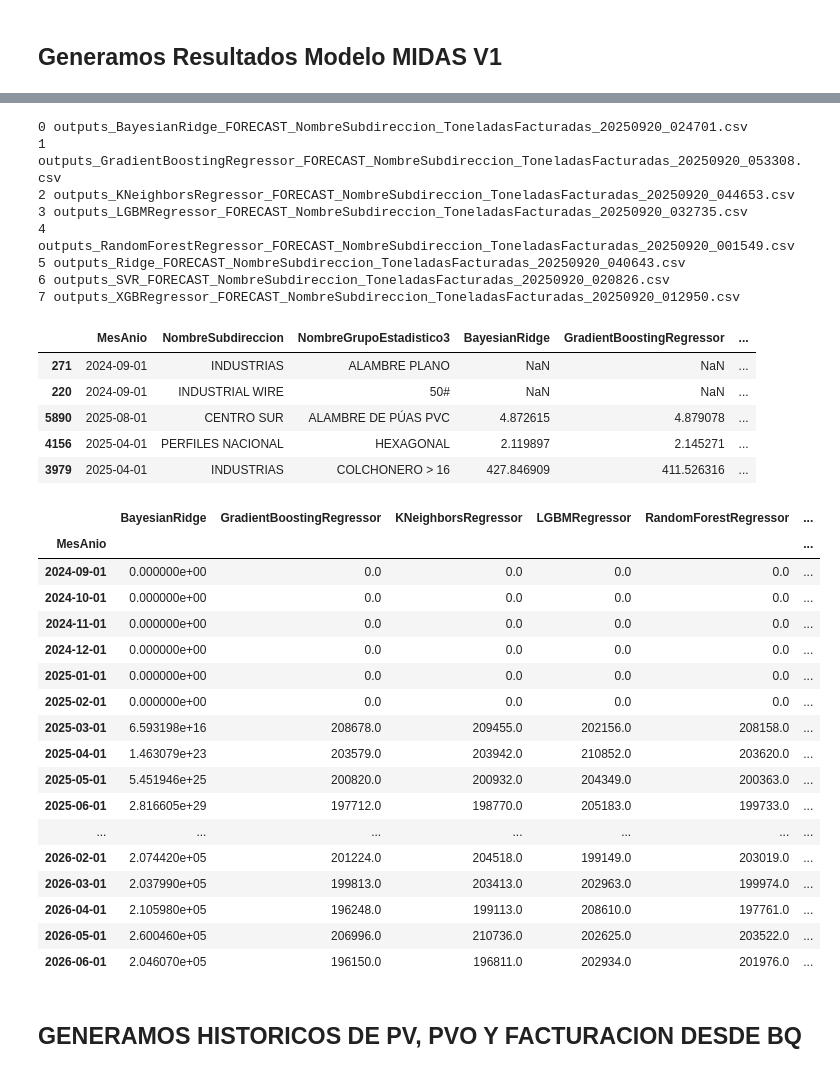
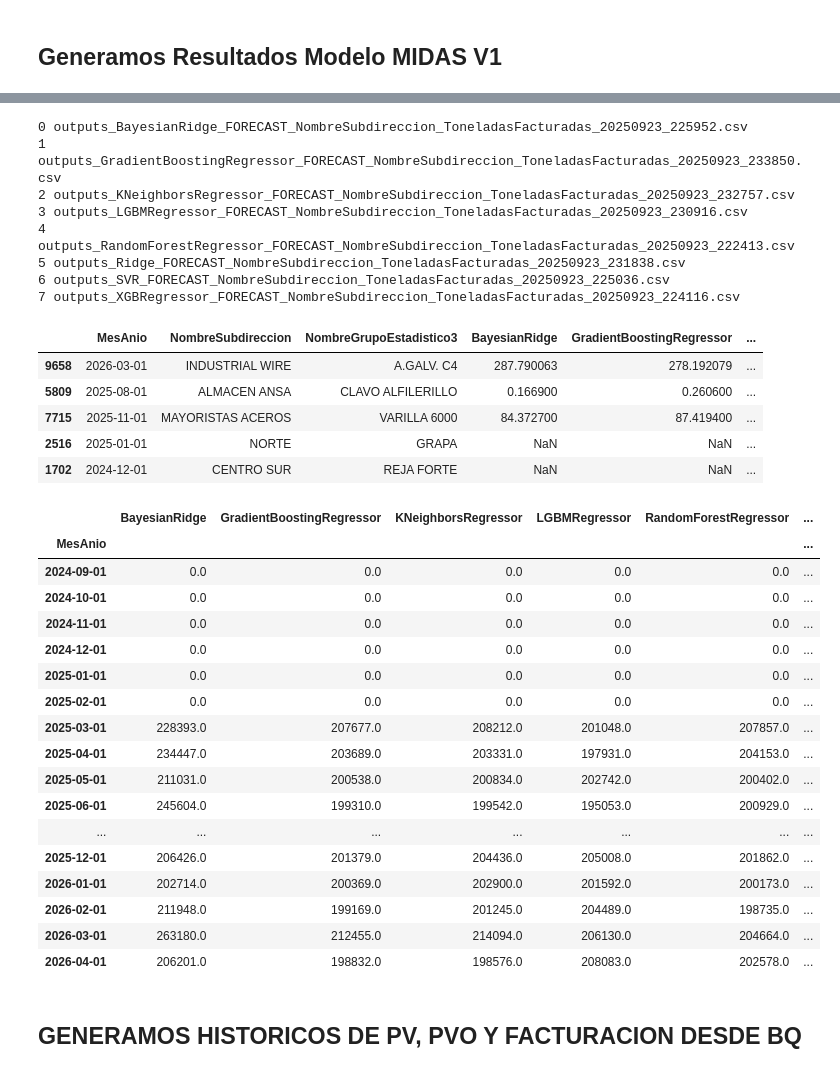
Before and after one commit to adojedar/demanda2, a Jupyter notebook: POP_BQ.ipynb, the cells around one changed output, grey strips where cells are left out. Saved outputs shown, nothing was run; the diff lists cells and outputs as text; code cells hidden in the pictures.

```diff
--- a/POP_BQ.ipynb
+++ b/POP_BQ.ipynb
@@ -66,55 +67,55 @@ ls "../../bd/Facturacion BQ/MIDAS"
 # %%
-LIST_DIR ="../../bd/Facturacion BQ/MIDAS/20250919_5M"
+LIST_DIR ="../../bd/Facturacion BQ/MIDAS/20250924_test" #20250919_5M" <.-cambié de carpeta???? no sé si cambio el proceso.... validar
 
 list_df = []
 for num, path in  enumerate(os.listdir(LIST_DIR)):
     print(num, path)
     df =pd.read_excel(LIST_DIR + "/" + path)
     list_df.append(df)
     del df
 base = pd.concat(list_df)
 del list_df
 
 base_t = transform_MIDAS(base)
 
 base_t['WOC_v1'] = base_t[['BayesianRidge', 'GradientBoostingRegressor', 'KNeighborsRegressor','LGBMRegressor', 'RandomForestRegressor', 'Ridge', 'SVR','XGBRegressor']].fillna(0).mean(axis = 1)
 base_t.sample(5)
 # %% [output]
-0 outputs_BayesianRidge_FORECAST_NombreSubdireccion_ToneladasFacturadas_20250920_024701.csv
-1 outputs_GradientBoostingRegressor_FORECAST_NombreSubdireccion_ToneladasFacturadas_20250920_053308.csv
-2 outputs_KNeighborsRegressor_FORECAST_NombreSubdireccion_ToneladasFacturadas_20250920_044653.csv
-3 outputs_LGBMRegressor_FORECAST_NombreSubdireccion_ToneladasFacturadas_20250920_032735.csv
-4 outputs_RandomForestRegressor_FORECAST_NombreSubdireccion_ToneladasFacturadas_20250920_001549.csv
-5 outputs_Ridge_FORECAST_NombreSubdireccion_ToneladasFacturadas_20250920_040643.csv
-6 outputs_SVR_FORECAST_NombreSubdireccion_ToneladasFacturadas_20250920_020826.csv
-7 outputs_XGBRegressor_FORECAST_NombreSubdireccion_ToneladasFacturadas_20250920_012950.csv
+0 outputs_BayesianRidge_FORECAST_NombreSubdireccion_ToneladasFacturadas_20250923_225952.csv
+1 outputs_GradientBoostingRegressor_FORECAST_NombreSubdireccion_ToneladasFacturadas_20250923_233850.csv
+2 outputs_KNeighborsRegressor_FORECAST_NombreSubdireccion_ToneladasFacturadas_20250923_232757.csv
+3 outputs_LGBMRegressor_FORECAST_NombreSubdireccion_ToneladasFacturadas_20250923_230916.csv
+4 outputs_RandomForestRegressor_FORECAST_NombreSubdireccion_ToneladasFacturadas_20250923_222413.csv
+5 outputs_Ridge_FORECAST_NombreSubdireccion_ToneladasFacturadas_20250923_231838.csv
+6 outputs_SVR_FORECAST_NombreSubdireccion_ToneladasFacturadas_20250923_225036.csv
+7 outputs_XGBRegressor_FORECAST_NombreSubdireccion_ToneladasFacturadas_20250923_224116.csv
 |  | MesAnio | NombreSubdireccion | NombreGrupoEstadistico3 | BayesianRidge | GradientBoostingRegressor | ... |
-| 271 | 2024-09-01 | INDUSTRIAS | ALAMBRE PLANO | NaN | NaN | ... |
-| 220 | 2024-09-01 | INDUSTRIAL WIRE | 50# | NaN | NaN | ... |
-| 5890 | 2025-08-01 | CENTRO SUR | ALAMBRE DE PÚAS PVC | 4.872615 | 4.879078 | ... |
-| 4156 | 2025-04-01 | PERFILES NACIONAL | HEXAGONAL | 2.119897 | 2.145271 | ... |
-| 3979 | 2025-04-01 | INDUSTRIAS | COLCHONERO > 16 | 427.846909 | 411.526316 | ... |
+| 9658 | 2026-03-01 | INDUSTRIAL WIRE | A.GALV. C4 | 287.790063 | 278.192079 | ... |
+| 5809 | 2025-08-01 | ALMACEN ANSA | CLAVO ALFILERILLO | 0.166900 | 0.260600 | ... |
+| 7715 | 2025-11-01 | MAYORISTAS ACEROS | VARILLA 6000 | 84.372700 | 87.419400 | ... |
+| 2516 | 2025-01-01 | NORTE | GRAPA | NaN | NaN | ... |
+| 1702 | 2024-12-01 | CENTRO SUR | REJA FORTE | NaN | NaN | ... |
 # %%
 base_t.groupby("MesAnio").sum(numeric_only = True).round(0)
 # %% [output]
 |  | BayesianRidge | GradientBoostingRegressor | KNeighborsRegressor | LGBMRegressor | RandomForestRegressor | ... |
 | MesAnio |  |  |  |  |  | ... |
-| 2024-09-01 | 0.000000e+00 | 0.0 | 0.0 | 0.0 | 0.0 | ... |
-| 2024-10-01 | 0.000000e+00 | 0.0 | 0.0 | 0.0 | 0.0 | ... |
-| 2024-11-01 | 0.000000e+00 | 0.0 | 0.0 | 0.0 | 0.0 | ... |
-| 2024-12-01 | 0.000000e+00 | 0.0 | 0.0 | 0.0 | 0.0 | ... |
-| 2025-01-01 | 0.000000e+00 | 0.0 | 0.0 | 0.0 | 0.0 | ... |
-| 2025-02-01 | 0.000000e+00 | 0.0 | 0.0 | 0.0 | 0.0 | ... |
-| 2025-03-01 | 6.593198e+16 | 208678.0 | 209455.0 | 202156.0 | 208158.0 | ... |
-| 2025-04-01 | 1.463079e+23 | 203579.0 | 203942.0 | 210852.0 | 203620.0 | ... |
-| 2025-05-01 | 5.451946e+25 | 200820.0 | 200932.0 | 204349.0 | 200363.0 | ... |
-| 2025-06-01 | 2.816605e+29 | 197712.0 | 198770.0 | 205183.0 | 199733.0 | ... |
+| 2024-09-01 | 0.0 | 0.0 | 0.0 | 0.0 | 0.0 | ... |
+| 2024-10-01 | 0.0 | 0.0 | 0.0 | 0.0 | 0.0 | ... |
+| 2024-11-01 | 0.0 | 0.0 | 0.0 | 0.0 | 0.0 | ... |
+| 2024-12-01 | 0.0 | 0.0 | 0.0 | 0.0 | 0.0 | ... |
+| 2025-01-01 | 0.0 | 0.0 | 0.0 | 0.0 | 0.0 | ... |
+| 2025-02-01 | 0.0 | 0.0 | 0.0 | 0.0 | 0.0 | ... |
+| 2025-03-01 | 228393.0 | 207677.0 | 208212.0 | 201048.0 | 207857.0 | ... |
+| 2025-04-01 | 234447.0 | 203689.0 | 203331.0 | 197931.0 | 204153.0 | ... |
+| 2025-05-01 | 211031.0 | 200538.0 | 200834.0 | 202742.0 | 200402.0 | ... |
+| 2025-06-01 | 245604.0 | 199310.0 | 199542.0 | 195053.0 | 200929.0 | ... |
 | ... | ... | ... | ... | ... | ... | ... |
-| 2026-02-01 | 2.074420e+05 | 201224.0 | 204518.0 | 199149.0 | 203019.0 | ... |
-| 2026-03-01 | 2.037990e+05 | 199813.0 | 203413.0 | 202963.0 | 199974.0 | ... |
-| 2026-04-01 | 2.105980e+05 | 196248.0 | 199113.0 | 208610.0 | 197761.0 | ... |
-| 2026-05-01 | 2.600460e+05 | 206996.0 | 210736.0 | 202625.0 | 203522.0 | ... |
-| 2026-06-01 | 2.046070e+05 | 196150.0 | 196811.0 | 202934.0 | 201976.0 | ... |
+| 2025-12-01 | 206426.0 | 201379.0 | 204436.0 | 205008.0 | 201862.0 | ... |
+| 2026-01-01 | 202714.0 | 200369.0 | 202900.0 | 201592.0 | 200173.0 | ... |
+| 2026-02-01 | 211948.0 | 199169.0 | 201245.0 | 204489.0 | 198735.0 | ... |
+| 2026-03-01 | 263180.0 | 212455.0 | 214094.0 | 206130.0 | 204664.0 | ... |
+| 2026-04-01 | 206201.0 | 198832.0 | 198576.0 | 208083.0 | 202578.0 | ... |
 # %% [markdown]
 ## GENERAMOS HISTORICOS DE PV, PVO Y FACTURACION DESDE BQ
 # %%
```
Also changed, not shown: parts of 14 cells of this notebook, 2 other files.
